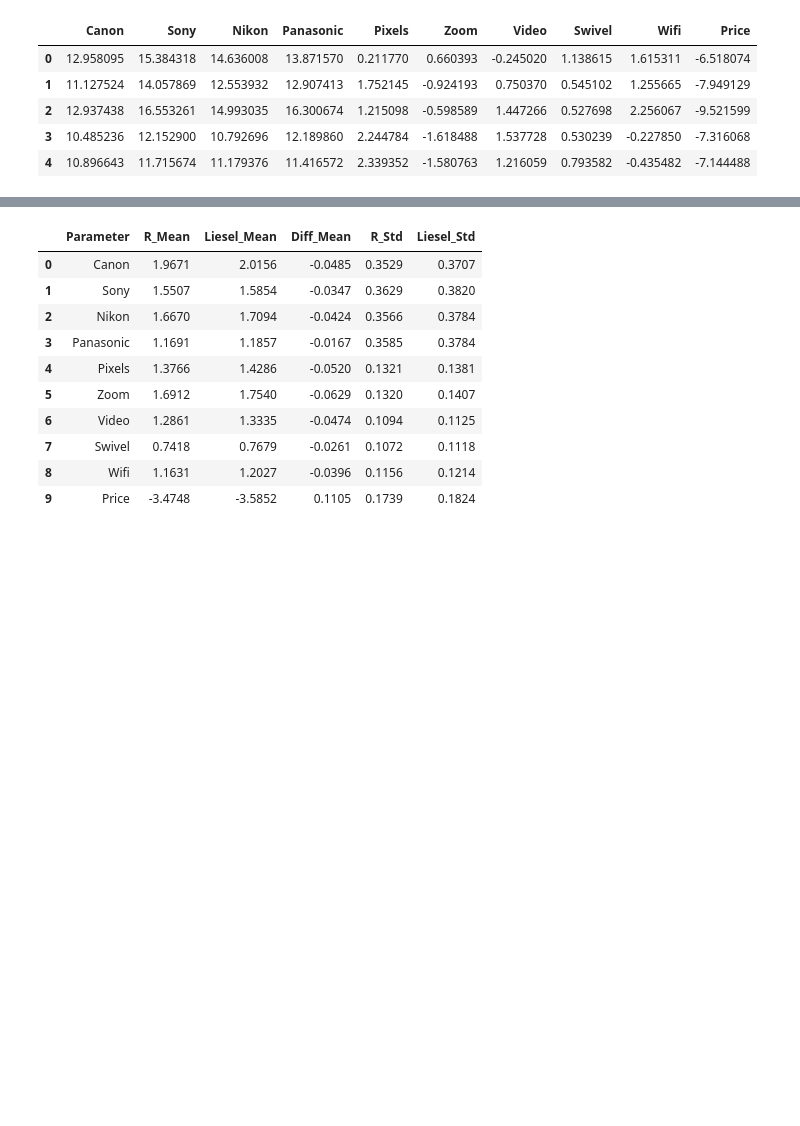
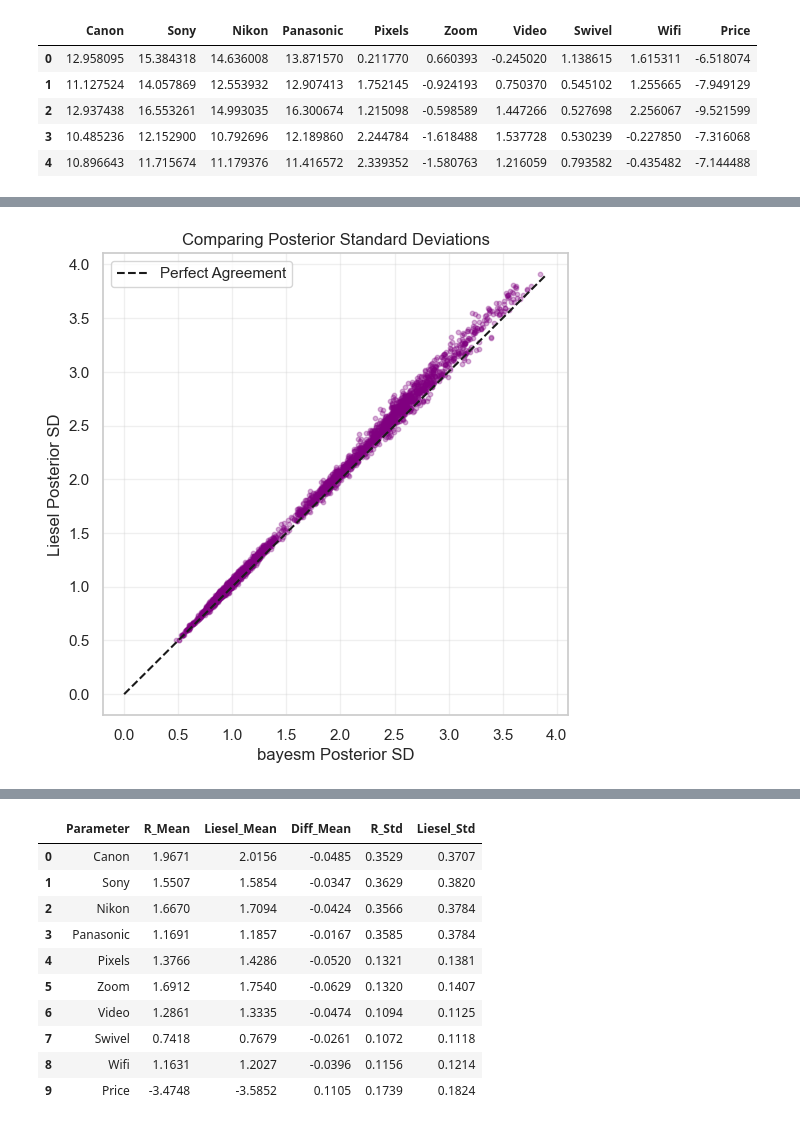
Before and after one commit to Paul-Jarschke/liesel_project, a Jupyter notebook: PackageComparison/Analysis/model_comparison_camera.ipynb, the cells around one changed output, grey strips where cells are left out. Saved outputs shown, nothing was run; the diff lists cells and outputs as text; code cells hidden in the pictures; blank space fills up the shorter version.

```diff
--- a/PackageComparison/Analysis/model_comparison_camera.ipynb
+++ b/PackageComparison/Analysis/model_comparison_camera.ipynb
@@ -568,0 +588,23 @@ plot_unit_comparison(100, beta_r_samples, beta_liesel_flat, param_names)
+# %%
+# Compute flattened SDs directly (Collapsing MCMC axes)
+# R: (Draws, Units, Params) -> Mean across axis 0, then flatten
+r_flat = np.std(beta_r_samples, axis=0).flatten()
+
+# Python: (Chains, Draws, Units, Params) -> Mean across axes 0 & 1, then flatten
+py_flat = np.array(samples["beta_i"].std(axis=(0, 1))).flatten()
+
+# Plotting
+plt.figure(figsize=(6, 6))
+limit = max(r_flat.max(), py_flat.max())
+
+plt.scatter(r_flat, py_flat, alpha=0.3, color='purple', s=10)
+plt.plot([0, limit], [0, limit], 'k--', label="Perfect Agreement")
+
+plt.xlabel("bayesm Posterior SD")
+plt.ylabel("Liesel Posterior SD")
+plt.title("Comparing Posterior Standard Deviations")
+plt.legend()
+plt.grid(True, alpha=0.3)
+plt.show()
+# %% [output]
+[figure, added]
```
Also changed, not shown: parts of 19 cells of this notebook.
